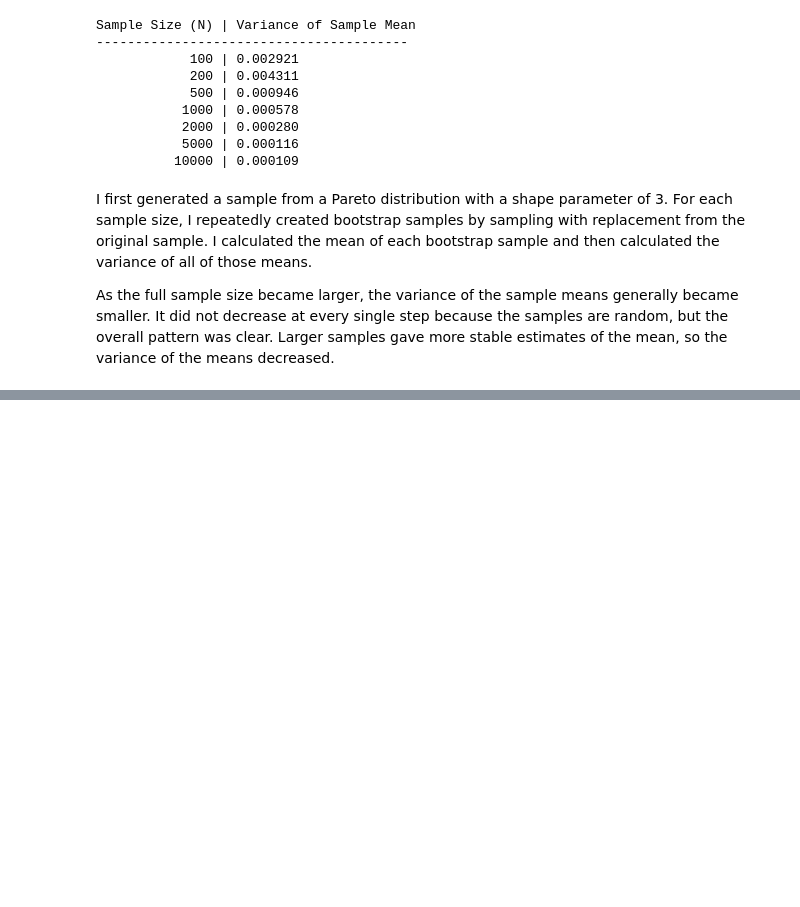
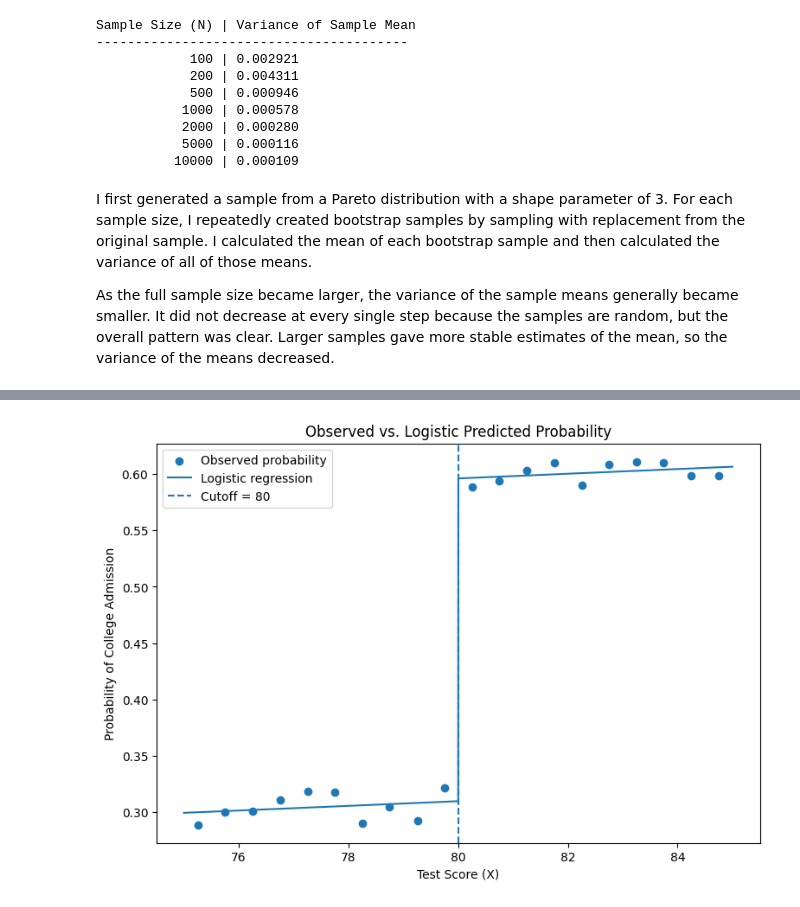
Before and after one commit to Roozbehkhodayari/experimental-design-causality, a Jupyter notebook: Week 1-4-Reflections.ipynb, the cells around one changed output, grey strips where cells are left out. Cells and saved outputs as stored; diff of their text form; code cells hidden in the pictures; blank space fills up the shorter version.

```diff
--- a/Week 1-4-Reflections.ipynb
+++ b/Week 1-4-Reflections.ipynb
@@ -92,0 +143,19 @@ The treatment store increased by 30, while the control store increased by 20. Th
+# %%
+df2a = pd.read_csv('./data/homework_4.2.a.csv')
+df2b = pd.read_csv('./data/homework_4.2.b.csv')
+# %%
+# Small window around the cutoff
+df_local = df2a[(df2a["X"] >= 75) & (df2a["X"] <= 85)].copy()
+
+# RD features
+df_local["centered_X"] = df_local["X"] - 80
+df_local["treated"] = (df_local["X"] >= 80).astype(int)
+df_local["interaction"] = df_local["centered_X"] * df_local["treated"]
+
+# Logistic regression
+X_logit = df_local[["centered_X", "treated", "interaction"]]
+X_logit = sm.add_constant(X_logit)
+
+logit_model = sm.Logit(df_local["Y"], X_logit).fit()
+df_local["pred_prob"] = logit_model.predict(X_logit)
+print(logit_model.summary())
@@ -92,0 +183,4 @@ The treatment store increased by 30, while the control store increased by 20. Th
+# %%
+df_local["X_bin"] = pd.cut(df_local["X"],bins=20)
+observed = (df_local.groupby("X_bin", observed=True).agg(X_mean=("X", "mean"),Y_prob=("Y", "mean")).reset_index())
+observed
@@ -92,0 +205,21 @@ The treatment store increased by 30, while the control store increased by 20. Th
+# %%
+df_plot = df_local.sort_values("X")
+plt.figure(figsize=(9, 6))
+
+# Ground truth as observed probability
+plt.scatter(observed["X_mean"],observed["Y_prob"],label="Observed probability")
+
+# Logistic predicted probability
+plt.plot(df_plot["X"],df_plot["pred_prob"],label="Logistic regression")
+
+# Cutoff
+plt.axvline(80,linestyle="--",label="Cutoff = 80")
+
+plt.xlabel("Test Score (X)")
+plt.ylabel("Probability of College Admission")
+plt.title("Observed vs. Logistic Predicted Probability")
+plt.legend()
+
+plt.show()
+# %% [output]
+[figure, added]
```
Also changed, not shown: parts of 21 cells of this notebook.
